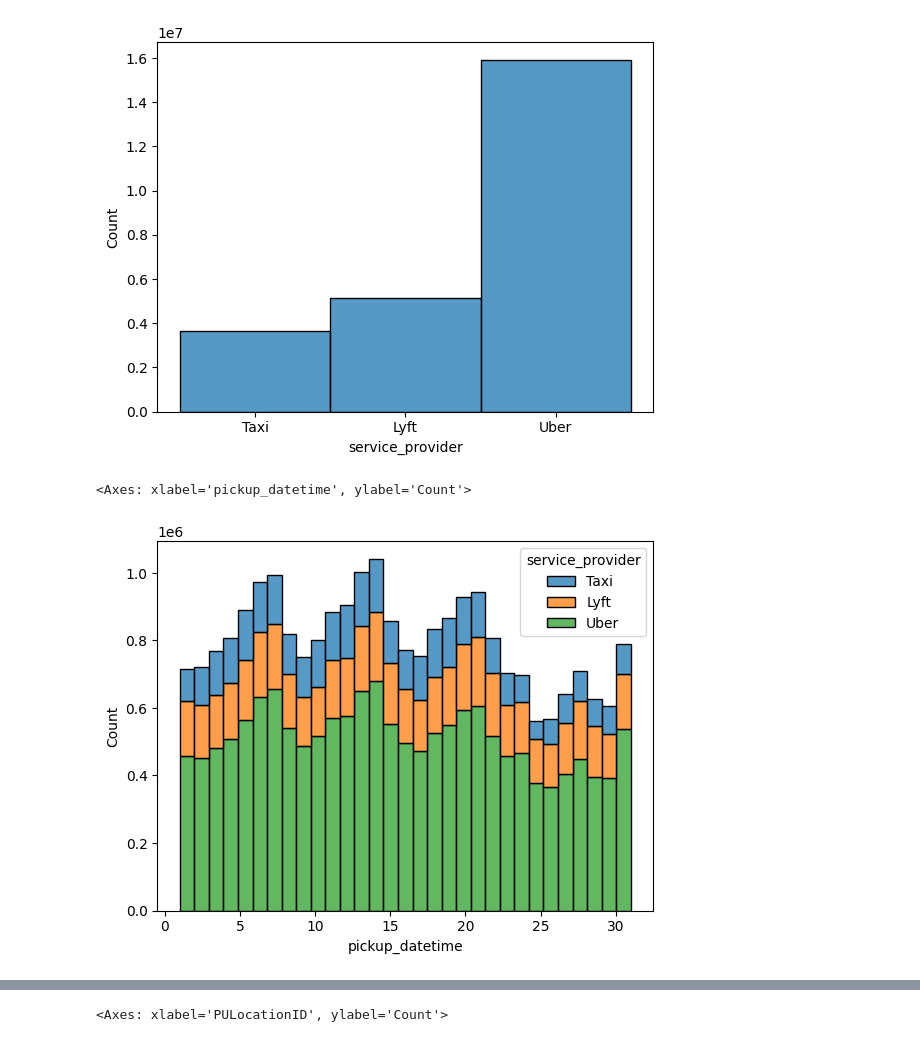
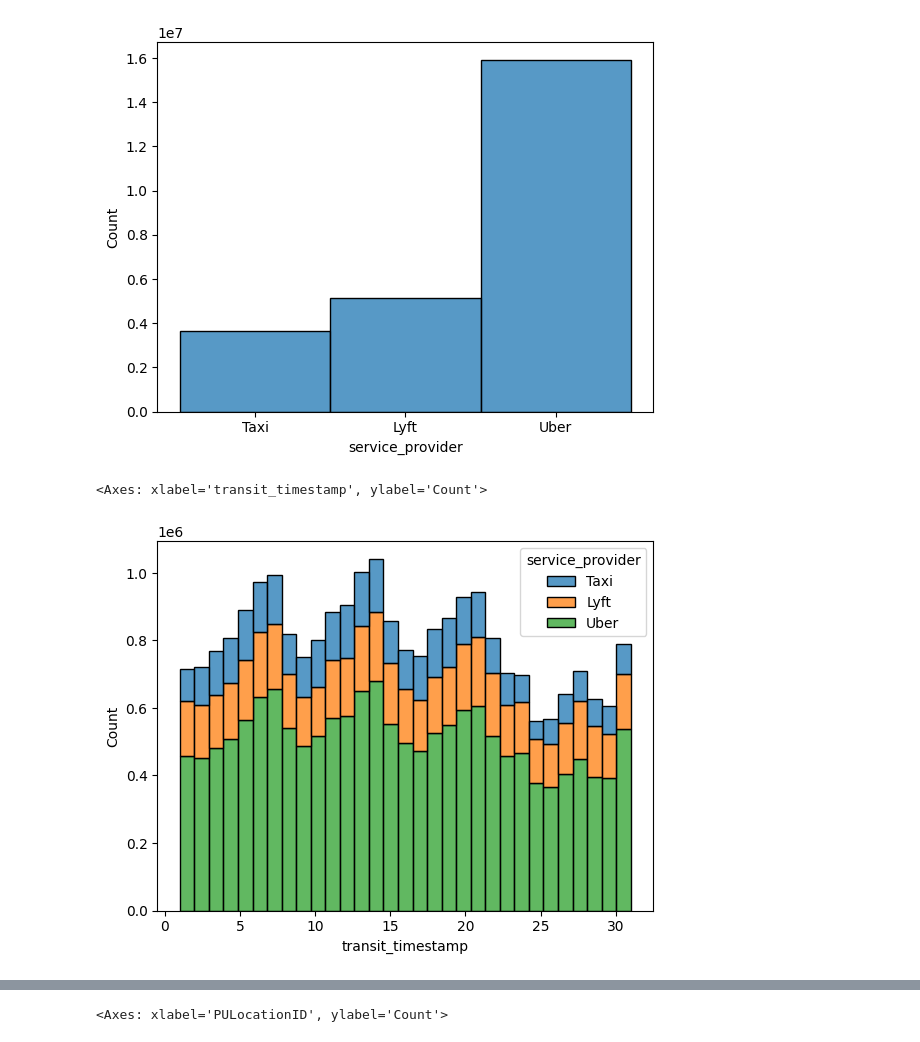
Before and after one commit to ikml-bsrn/NYC_Transportation_Demand, a Jupyter notebook: NYC_transportation_demand.ipynb, the cells around one changed output, grey strips where cells are left out. Saved outputs shown, nothing was run; the diff lists cells and outputs as text; code cells hidden in the pictures.

```diff
--- a/NYC_transportation_demand.ipynb
+++ b/NYC_transportation_demand.ipynb
@@ -210,9 +196,11 @@ fhv_trip_df.drop(columns=['hvfhs_license_num',
                           'dispatching_base_num','originating_base_num',
                           'shared_request_flag','shared_match_flag','access_a_ride_flag',
                           'wav_request_flag','wav_match_flag','DOLocationID','on_scene_datetime','dropoff_datetime','trip_miles','trip_time',
-                          'base_passenger_fare','tolls','bcf','sales_tax','tips','driver_pay'
+                          'base_passenger_fare','tolls','bcf','sales_tax','tips','driver_pay','airport_fee'
                           ],
                           inplace=True)
 
+fhv_trip_df.rename(columns={'pickup_datetime':'transit_timestamp'},inplace=True)
+
 fhv_trip_df.sample(10)
 # %% [output]
@@ -230,5 +218,5 @@ fhv_trip_df.sample(10)
 # %%
-fhv_trip_df['waiting_time'] = fhv_trip_df['pickup_datetime'].dt.minute - fhv_trip_df['request_datetime'].dt.minute
+fhv_trip_df['waiting_time'] = fhv_trip_df['transit_timestamp'].dt.minute - fhv_trip_df['request_datetime'].dt.minute
 
 fhv_trip_df.head(10)
 # %% [output]
@@ -255,7 +257,7 @@ fhv_trip_df.drop(columns=['request_datetime'],inplace=True)
 taxi_trip_df['service_provider'] = 'Taxi' #Purpose: To fill in the 'service_provider' before joining the FHV DataFrame
 taxi_trip_df['waiting_time'] = 0.0 #Purpose: To fill in missing values before joining with the FHV DataFrame
 
-taxi_trip_df.rename(columns={'tpep_pickup_datetime':'pickup_datetime'}, inplace=True)
+taxi_trip_df.rename(columns={'tpep_pickup_datetime':'transit_timestamp'}, inplace=True)
 
 taxi_trip_df.drop(columns=['VendorID','passenger_count','store_and_fwd_flag',
                            'Airport_fee','improvement_surcharge','tolls_amount','tip_amount','mta_tax',
@@ -342,7 +430,7 @@ len(bus_ridership_df)
 ## Joining Taxi & FHV DF
 # %%
 trips_df = taxi_trip_df.merge(fhv_trip_df, how='outer', on=[
-    'pickup_datetime','service_provider','PULocationID','congestion_surcharge', 'waiting_time'
+    'transit_timestamp','service_provider','PULocationID','congestion_surcharge', 'waiting_time'
     ])
 
 trips_df.head(10)
@@ -386,8 +518,8 @@ sns.histplot(x=trips_df['service_provider'])
 <Axes: xlabel='service_provider', ylabel='Count'>
 [figure]
 # %%
-sns.histplot(data=trips_df, x=trips_df['pickup_datetime'].dt.day, bins=31, hue='service_provider', multiple='stack')
+sns.histplot(data=trips_df, x=trips_df['transit_timestamp'].dt.day, bins=31, hue='service_provider', multiple='stack')
 # %% [output]
-<Axes: xlabel='pickup_datetime', ylabel='Count'>
+<Axes: xlabel='transit_timestamp', ylabel='Count'>
-[figure, old version]
+[figure, new version]
 # %%
```
Also changed, not shown: parts of 51 cells of this notebook, 1 other file.
